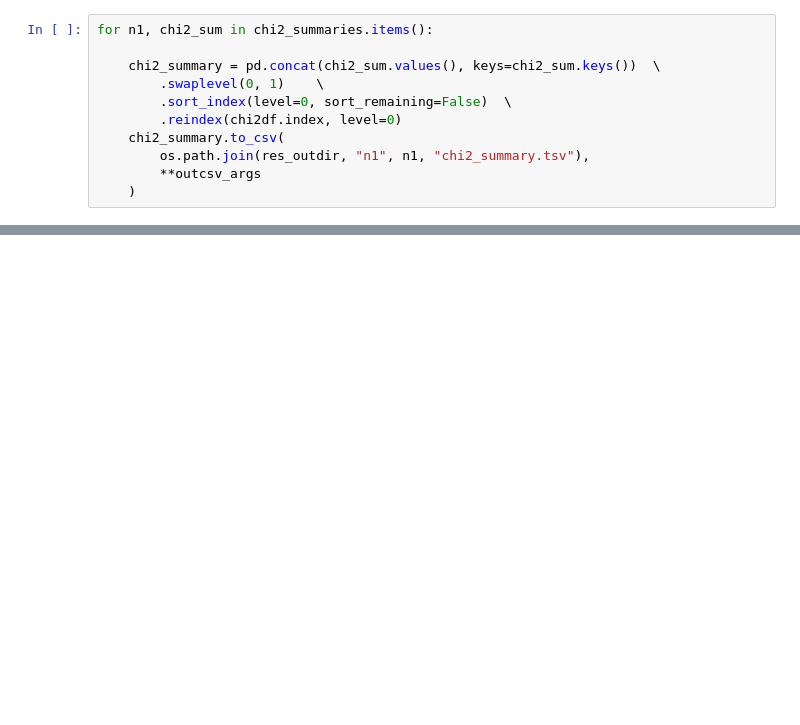
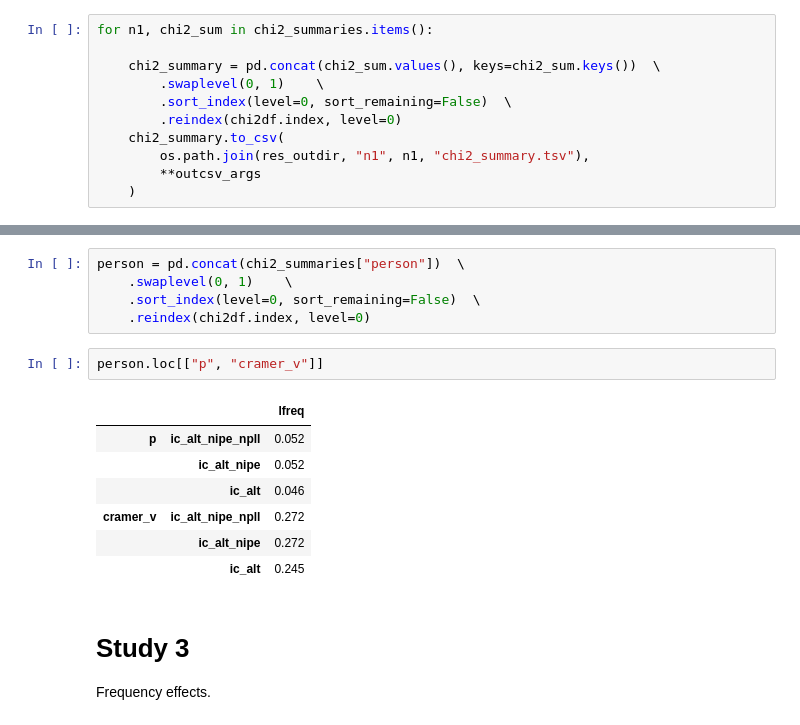
Before and after one commit to maxschmaltz/DieKonstraints, a Jupyter notebook: plural_effects/extpe.ipynb, the cells around one changed output, grey strips where cells are left out. Cells and saved outputs as stored; diff of their text form; blank space fills up the shorter version.

```diff
--- a/plural_effects/extpe.ipynb
+++ b/plural_effects/extpe.ipynb
@@ -456,0 +476,19 @@ for n1, chi2_sum in chi2_summaries.items():
+# %%
+person = pd.concat(chi2_summaries["person"])  \
+    .swaplevel(0, 1)    \
+    .sort_index(level=0, sort_remaining=False)  \
+    .reindex(chi2df.index, level=0)
+# %%
+person.loc[["p", "cramer_v"]]
+# %% [output]
+|  |  | lfreq |
+| p | ic_alt_nipe_npll | 0.052 |
+|  | ic_alt_nipe | 0.052 |
+|  | ic_alt | 0.046 |
+| cramer_v | ic_alt_nipe_npll | 0.272 |
+|  | ic_alt_nipe | 0.272 |
+|  | ic_alt | 0.245 |
+# %% [markdown]
+# Study 3
+
+Frequency effects.
```
Also changed, not shown: parts of 13 cells of this notebook, 45 other files.
